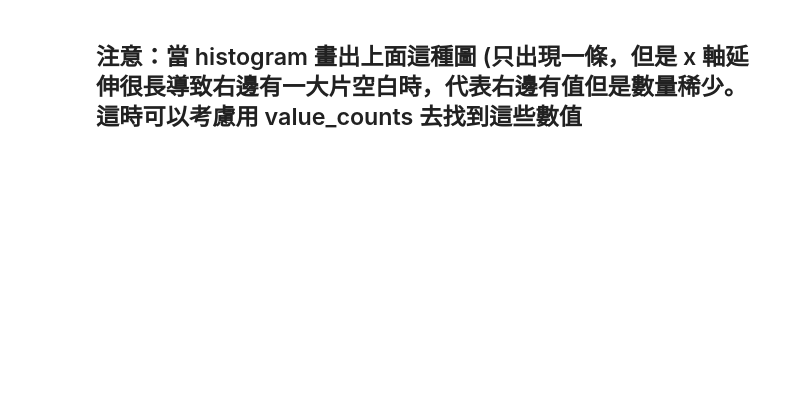
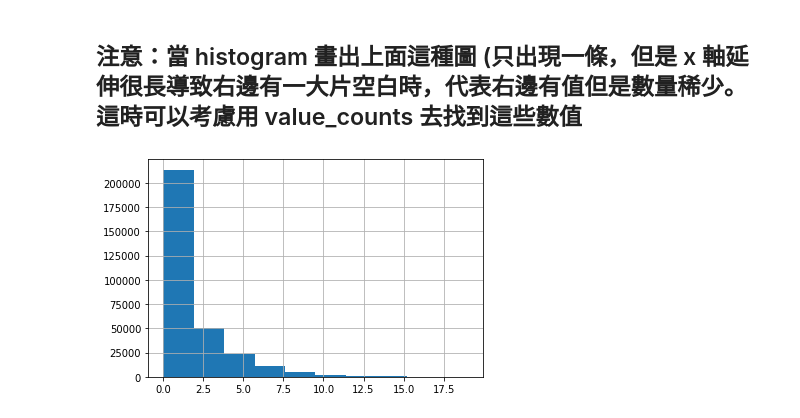
Before and after one commit to a29452291/ML100Days, a Jupyter notebook: homework/Day_009_HW.ipynb, the cells around one changed output. Cells and saved outputs as stored; diff of their text form; code cells hidden in the pictures; blank space fills up the shorter version.

```diff
--- a/homework/Day_009_HW.ipynb
+++ b/homework/Day_009_HW.ipynb
@@ -183,11 +236,11 @@ print(app_train['OBS_60_CNT_SOCIAL_CIRCLE'].value_counts().sort_index(ascending
 # %%
 # 把一些極端值暫時去掉，在繪製一次 Histogram
 # 選擇 OBS_60_CNT_SOCIAL_CIRCLE 小於 20 的資料點繪製
 """
 Your Code Here
 """
-loc_a =
-loc_b =
-
-app_train.loc[loc_a, loc_b].hist()
+loc_a = app_train[app_train['OBS_60_CNT_SOCIAL_CIRCLE']<20]
+loc_a['OBS_60_CNT_SOCIAL_CIRCLE'].hist()
 plt.show()
+# %% [output]
+[figure, added]
```
Also changed, not shown: parts of 3 cells of this notebook.
